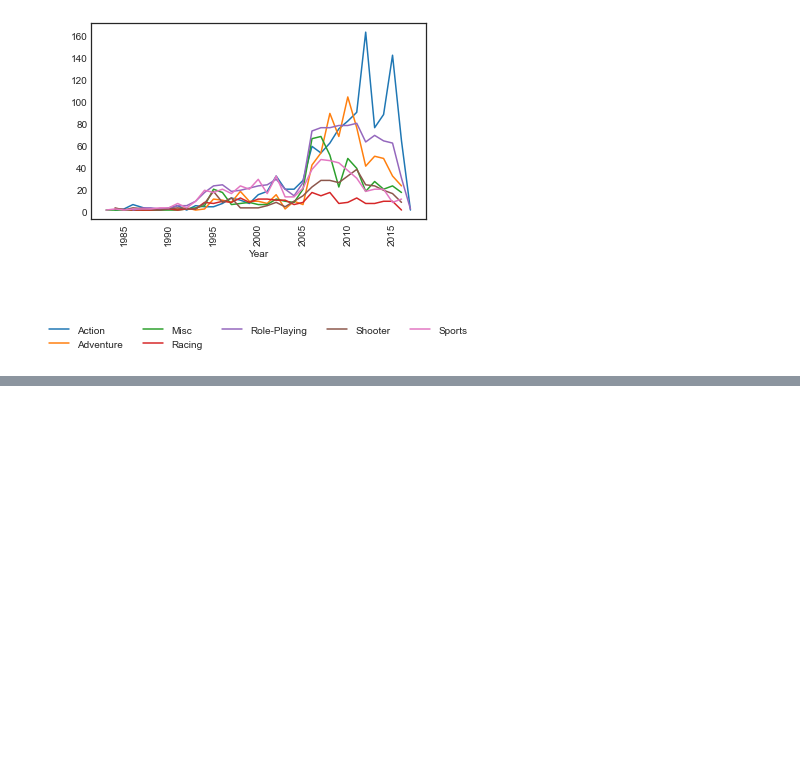
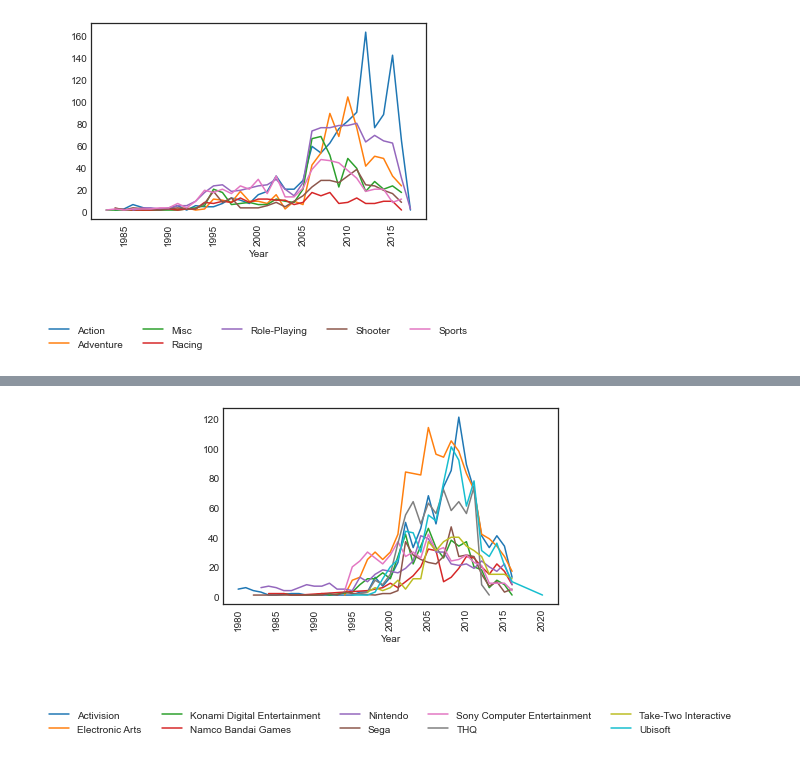
Before and after one commit to chiaracapuano/vgsales, a Jupyter notebook: Capuano_Chiara_vgsales.ipynb, the cells around one changed output, grey strips where cells are left out. Drawn from its saved outputs; the diff is of its cells as text; code cells hidden in the pictures; blank space fills up the shorter version.

```diff
--- a/Capuano_Chiara_vgsales.ipynb
+++ b/Capuano_Chiara_vgsales.ipynb
@@ -171,0 +196,5 @@ plot_trends(JP, 'Genre', 'Year', lst = lst_genre)
+# %%
+NA = df_transform(vgsales_NA, 'Publisher', 'Year')
+plot_trends(NA, 'Publisher', 'Year', lst = lst_publisher)
+# %% [output]
+[figure, added]
```
Also changed, not shown: parts of 5 cells of this notebook.
